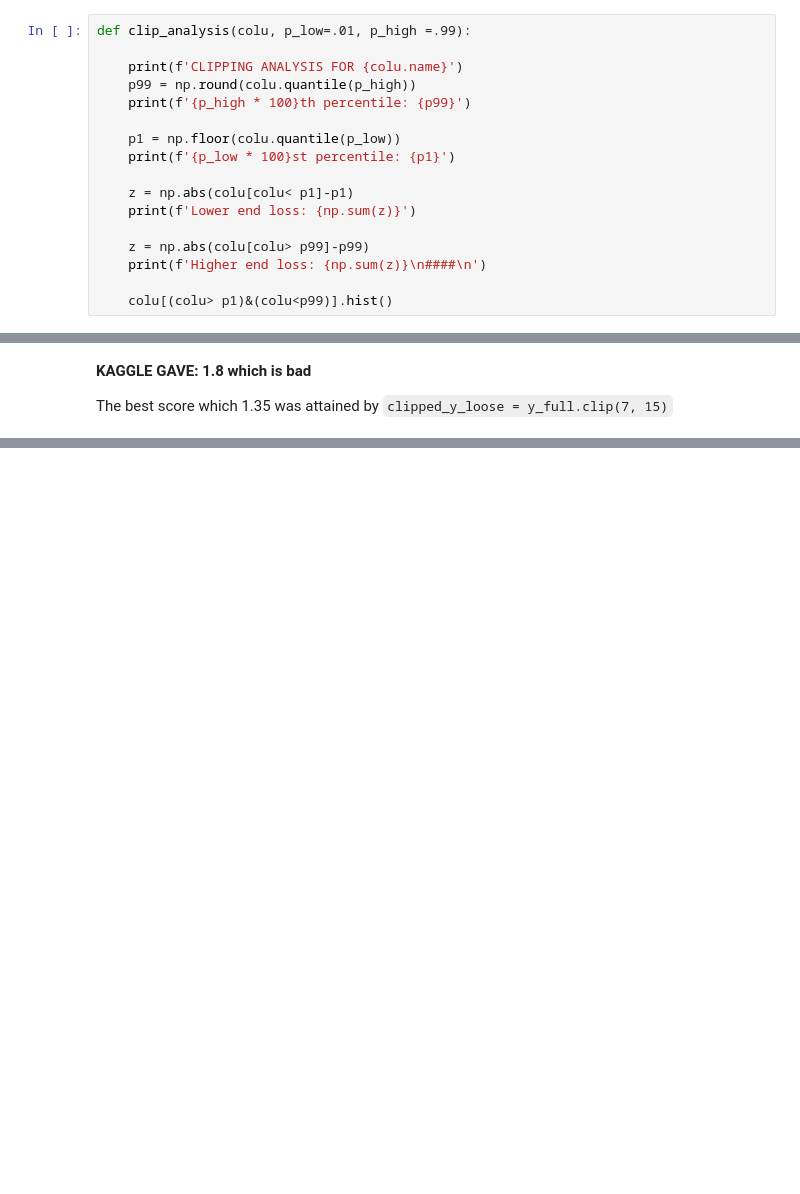
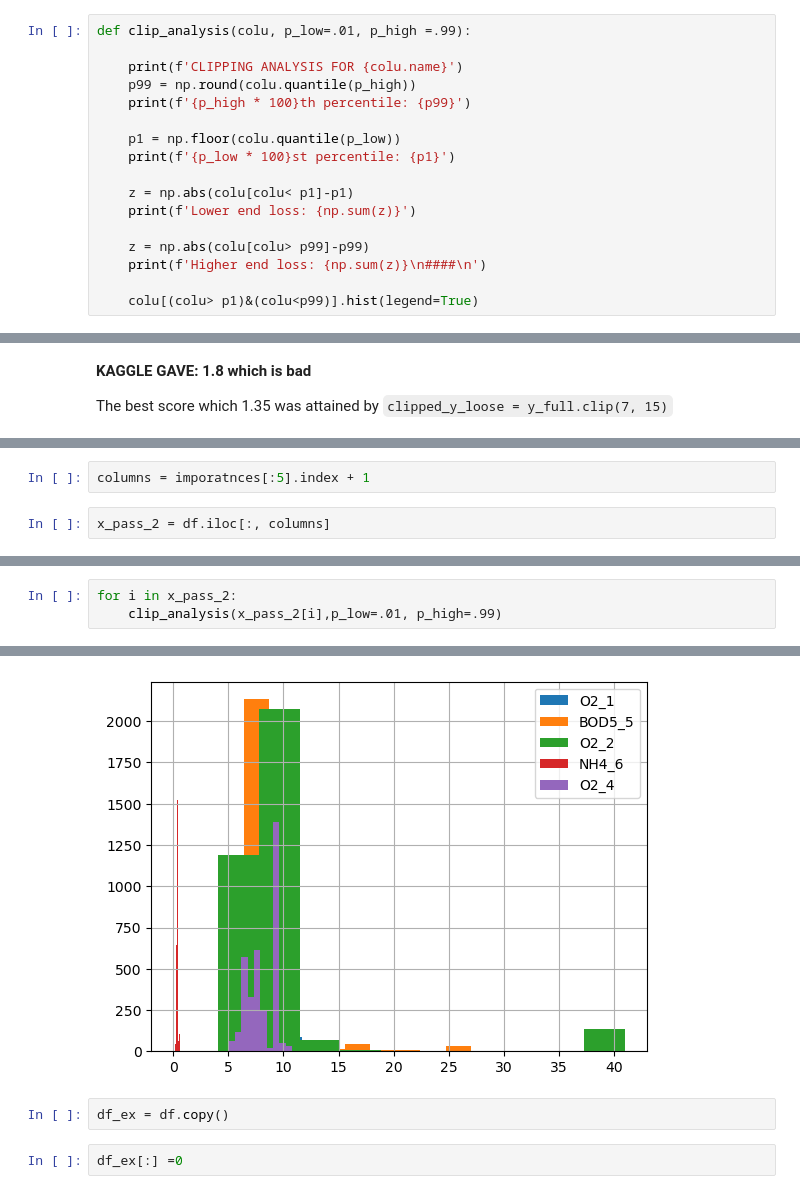
Before and after one commit to ameram/dissolved_o2_augmentation, a Jupyter notebook: playground_3-21.ipynb, the cells around one changed output, grey strips where cells are left out. Cells and saved outputs as stored; diff of their text form; blank space fills up the shorter version.

```diff
--- a/playground_3-21.ipynb
+++ b/playground_3-21.ipynb
@@ -785,5 +792,5 @@ def clip_analysis(colu, p_low=.01, p_high =.99):
     z = np.abs(colu[colu> p99]-p99)
     print(f'Higher end loss: {np.sum(z)}\n####\n')
 
-    colu[(colu> p1)&(colu<p99)].hist()
+    colu[(colu> p1)&(colu<p99)].hist(legend=True)
 # %%
@@ -985,0 +1002,4 @@ The best score which 1.35 was attained by `clipped_y_loose = y_full.clip(7, 15)`
+# %%
+columns = imporatnces[:5].index + 1
+# %%
+x_pass_2 = df.iloc[:, columns]
@@ -985,0 +1026,4 @@ The best score which 1.35 was attained by `clipped_y_loose = y_full.clip(7, 15)`
+# %%
+for i in x_pass_2:
+    clip_analysis(x_pass_2[i],p_low=.01, p_high=.99)
+# %% [output]
@@ -985,0 +1047,5 @@ The best score which 1.35 was attained by `clipped_y_loose = y_full.clip(7, 15)`
+[figure, added]
+# %%
+df_ex = df.copy()
+# %%
+df_ex[:] =0
```
Also changed, not shown: parts of 29 cells of this notebook.
